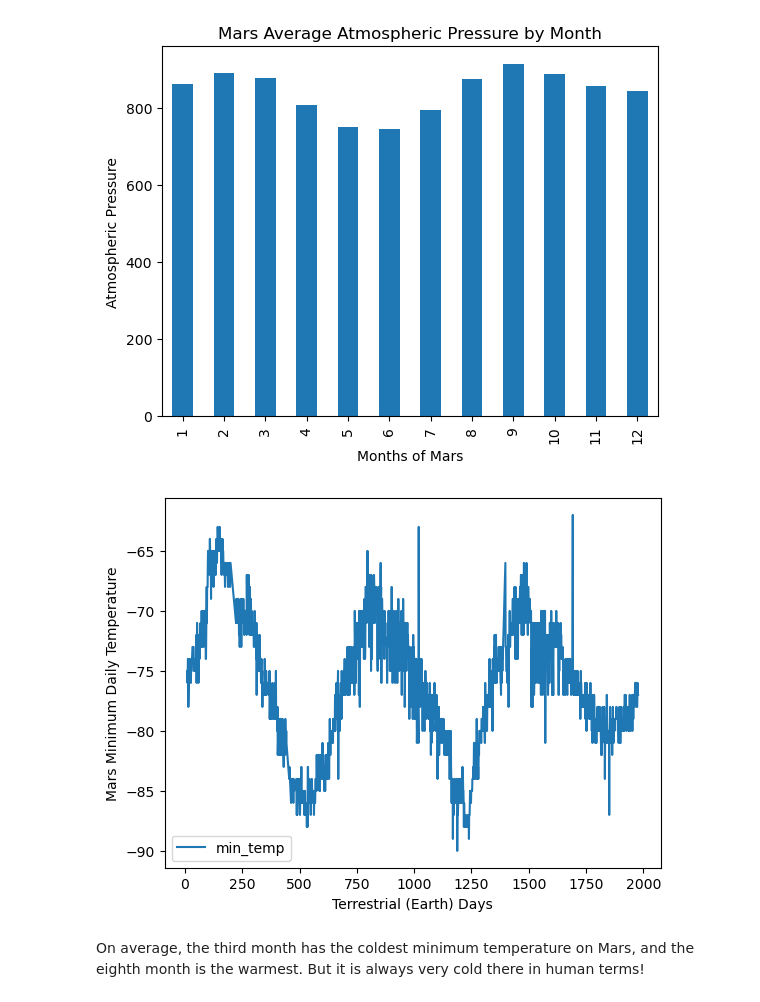
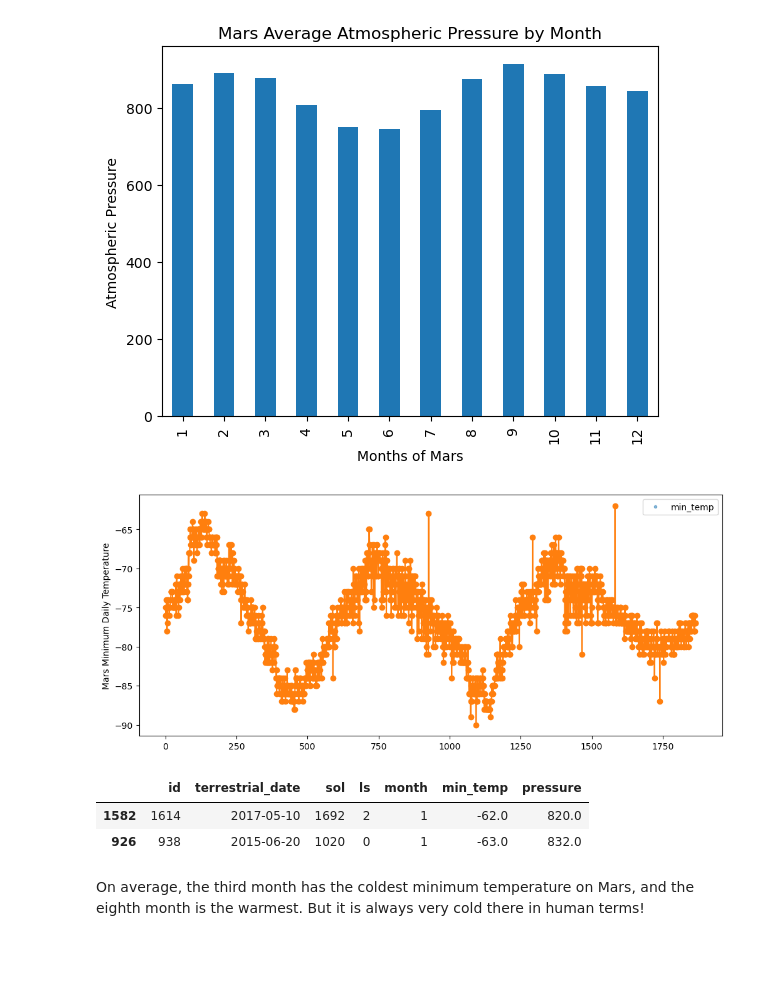
Before and after one commit to fkdk500/web-scraping, a Jupyter notebook: Starter_Code/part_2_mars_weather.ipynb, the cells around one changed output. Drawn from its saved outputs; the diff is of its cells as text; code cells hidden in the pictures; blank space fills up the shorter version.

```diff
--- a/Starter_Code/part_2_mars_weather.ipynb
+++ b/Starter_Code/part_2_mars_weather.ipynb
@@ -268,24 +270,27 @@ plt.show()
 # %%
 # 5. How many terrestrial (earth) days are there in a Martian year?
 #Consider how many days elapse on Earth in the time that Mars circles the Sun once.
 #Visually estimate the result by plotting the daily minimum temperature.
 
 #Consider the data element of 'sol' from the Mars dataset
 sol_data = mars_weather_df.sort_values('sol')
 
-#print(sol_data )
+cols_plot = ['min_temp']
+axes =  sol_data[cols_plot].plot(marker='.', alpha=0.5, linestyle='None', figsize=(8, 6), subplots=False)
 
-sol_data.plot(x='sol', y='min_temp')
-
-# Bar chart labels
-plt.xlabel('Terrestrial (Earth) Days')
-plt.ylabel('Mars Minimum Daily Temperature')
-
-# Save image
-plt.savefig('Output/Mars_Minimum_DailyTemperature.png')
-plt.show()
+ax = sol_data['min_temp'].plot(marker='o', linestyle='-', figsize=(12,5))
+ax.set_ylabel('Mars Minimum Daily Temperature');
 # %% [output]
-[figure, old version]
+[figure, new version]
+# %%
+#The estimated count of Earth days in Martian year is 687 days
+#In my case pick to pick(1582-926= 656days)
+min_temp_sorted = mars_weather_df.sort_values(by='min_temp', ascending=False)
+min_temp_sorted.head(2)
+# %% [output]
+|  | id | terrestrial_date | sol | ls | month | min_temp | pressure |
+| 1582 | 1614 | 2017-05-10 | 1692 | 2 | 1 | -62.0 | 820.0 |
+| 926 | 938 | 2015-06-20 | 1020 | 0 | 1 | -63.0 | 832.0 |
 # %% [markdown]
 On average, the third month has the coldest minimum temperature on Mars, and the eighth month is the warmest. But it is always very cold there in human terms!
 # %% [markdown]
```
Also changed, not shown: parts of 5 cells of this notebook.
